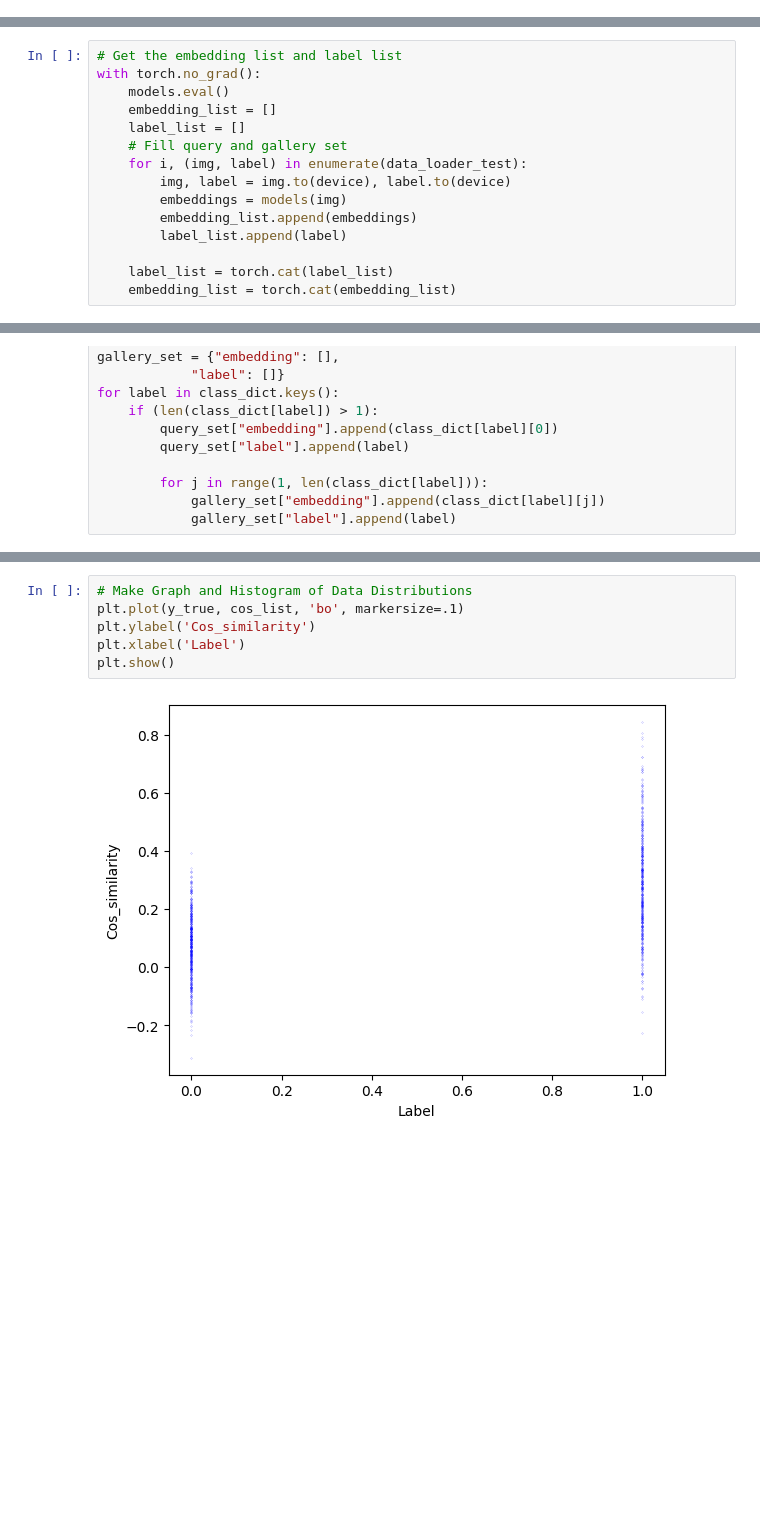
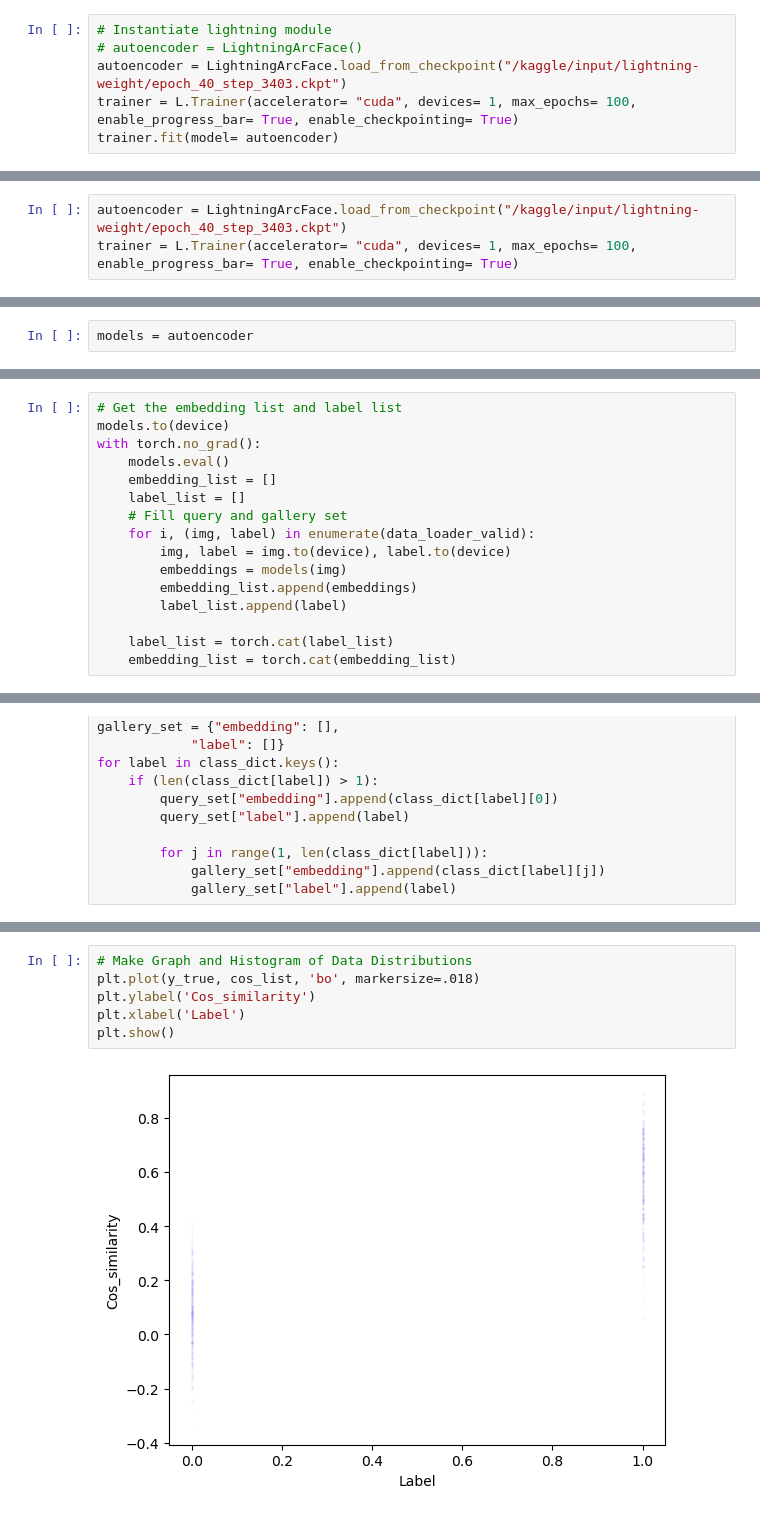
Before and after one commit to carteruh/ArcFace, a Jupyter notebook: arcface.ipynb, the cells around one changed output, grey strips where cells are left out. Saved outputs shown, nothing was run; the diff lists cells and outputs as text; blank space fills up the shorter version.

```diff
--- a/arcface.ipynb
+++ b/arcface.ipynb
@@ -771,0 +802,6 @@ Batch #: [301/323], Train Loss: 0.003981733534359791, Train Accuracy: 0.99927325
+# %%
+# Instantiate lightning module
+# autoencoder = LightningArcFace()
+autoencoder = LightningArcFace.load_from_checkpoint("/kaggle/input/lightning-weight/epoch_40_step_3403.ckpt")
+trainer = L.Trainer(accelerator= "cuda", devices= 1, max_epochs= 100, enable_progress_bar= True, enable_checkpointing= True)
+trainer.fit(model= autoencoder)
@@ -771,0 +810,3 @@ Batch #: [301/323], Train Loss: 0.003981733534359791, Train Accuracy: 0.99927325
+# %%
+autoencoder = LightningArcFace.load_from_checkpoint("/kaggle/input/lightning-weight/epoch_40_step_3403.ckpt")
+trainer = L.Trainer(accelerator= "cuda", devices= 1, max_epochs= 100, enable_progress_bar= True, enable_checkpointing= True)
@@ -772,3 +817,5 @@ Batch #: [301/323], Train Loss: 0.003981733534359791, Train Accuracy: 0.99927325
+# %%
+models = autoencoder
 # %%
 # Save Weights from metric_fc and resnet50
 torch.save(models.state_dict(), '/kaggle/working/resnet50_weights2.pth')
@@ -802,11 +841,12 @@ fig.show()
 # %%
 # Get the embedding list and label list
+models.to(device)
 with torch.no_grad():
     models.eval()
     embedding_list = []
     label_list = []
     # Fill query and gallery set
-    for i, (img, label) in enumerate(data_loader_test):
+    for i, (img, label) in enumerate(data_loader_valid):
         img, label = img.to(device), label.to(device)
         embeddings = models(img)
         embedding_list.append(embeddings)
@@ -1079,11 +1221,11 @@ cm_display = ConfusionMatrixDisplay(cm).plot()
 # %%
 # Make Graph and Histogram of Data Distributions
-plt.plot(y_true, cos_list, 'bo', markersize=.1)
+plt.plot(y_true, cos_list, 'bo', markersize=.018)
 plt.ylabel('Cos_similarity')
 plt.xlabel('Label')
 plt.show()
 # %% [output]
-[figure, old version]
+[figure, new version]
 # %%
 from deepface import DeepFace
 models.eval()
```
Also changed, not shown: parts of 31 cells of this notebook.
